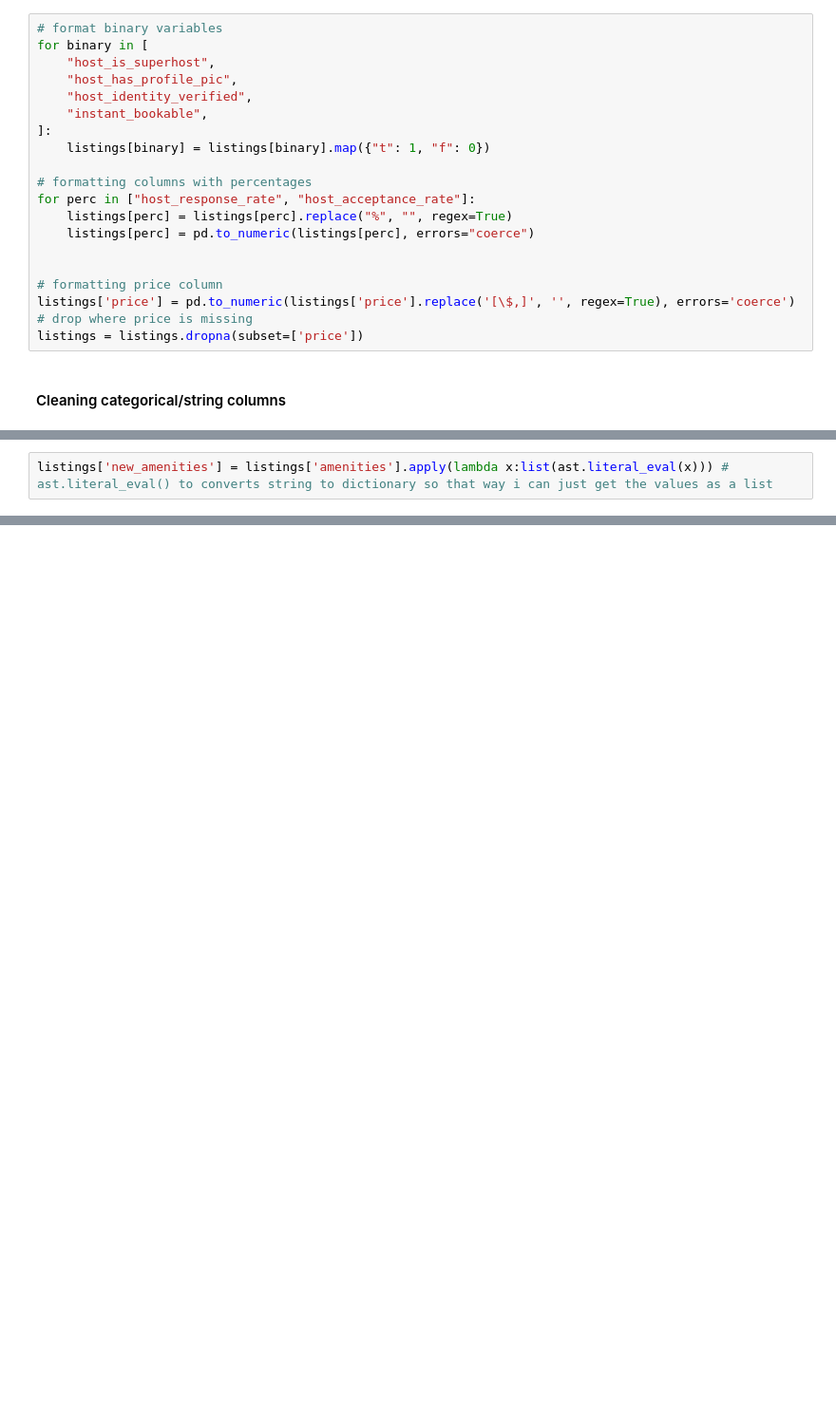
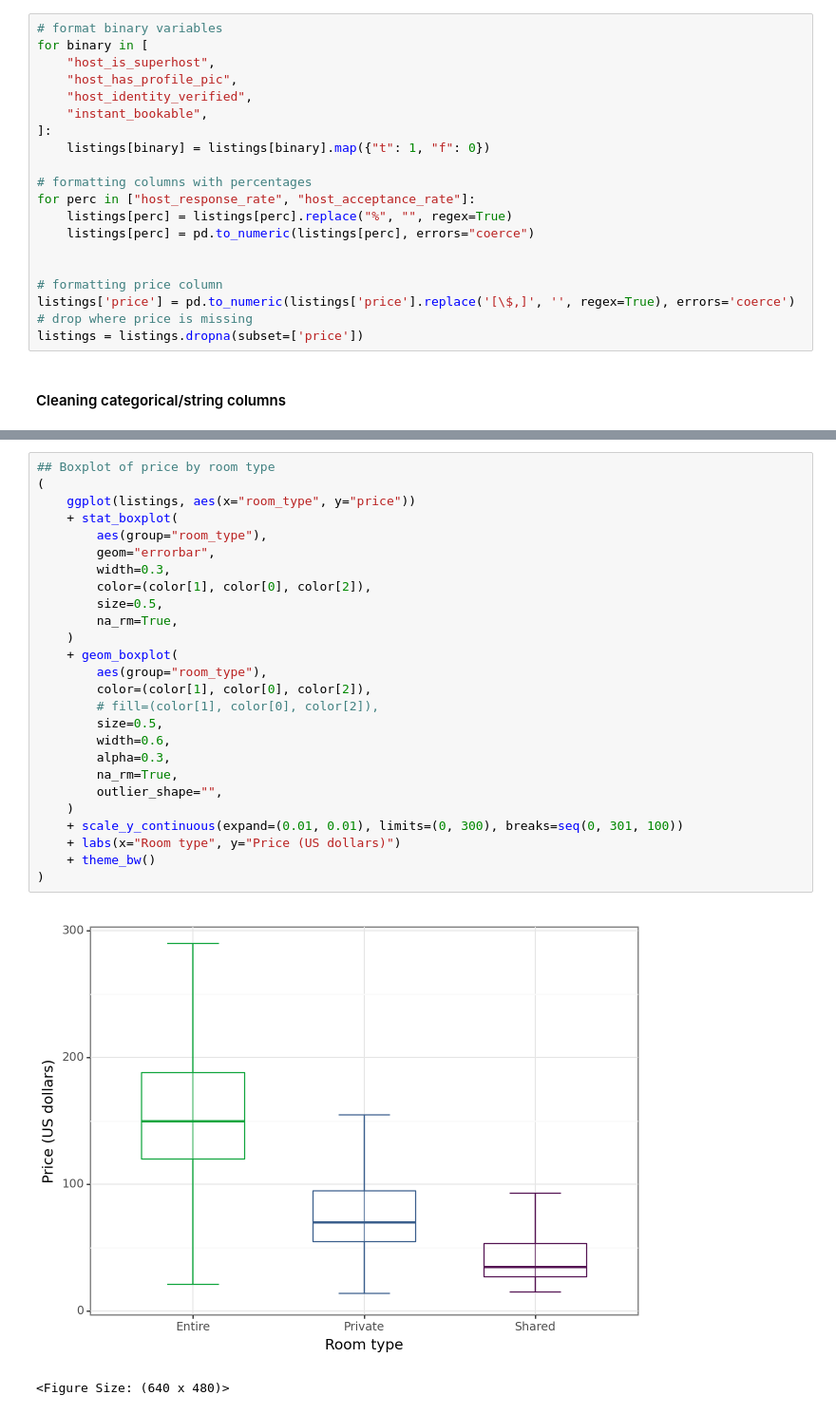
Before and after one commit to szilvasipeter2000/Data-Analysis-3, a Jupyter notebook: assignment-2/assignment2-working.ipynb, the cells around one changed output, grey strips where cells are left out. Shown at 95% size. Drawn from its saved outputs; the diff is of its cells as text; blank space fills up the shorter version.

```diff
--- a/assignment-2/assignment2-working.ipynb
+++ b/assignment-2/assignment2-working.ipynb
@@ -140,2 +144,0 @@ Name: amenities, Length: 13315, dtype: object
-# %%
-listings['new_amenities'] = listings['amenities'].apply(lambda x:list(ast.literal_eval(x))) # ast.literal_eval() to converts string to dictionary so that way i can just get the values as a list
@@ -203,0 +340,29 @@ listings.T
+# %%
+## Boxplot of price by room type
+(
+    ggplot(listings, aes(x="room_type", y="price"))
+    + stat_boxplot(
+        aes(group="room_type"),
+        geom="errorbar",
+        width=0.3,
+        color=(color[1], color[0], color[2]),
+        size=0.5,
+        na_rm=True,
+    )
+    + geom_boxplot(
+        aes(group="room_type"),
+        color=(color[1], color[0], color[2]),
+        # fill=(color[1], color[0], color[2]),
+        size=0.5,
+        width=0.6,
+        alpha=0.3,
+        na_rm=True,
+        outlier_shape="",
+    )
+    + scale_y_continuous(expand=(0.01, 0.01), limits=(0, 300), breaks=seq(0, 301, 100))
+    + labs(x="Room type", y="Price (US dollars)")
+    + theme_bw()
+)
+# %% [output]
+[figure, added]
+<Figure Size: (640 x 480)>
```
Also changed, not shown: parts of 28 cells of this notebook, 1 other file.
